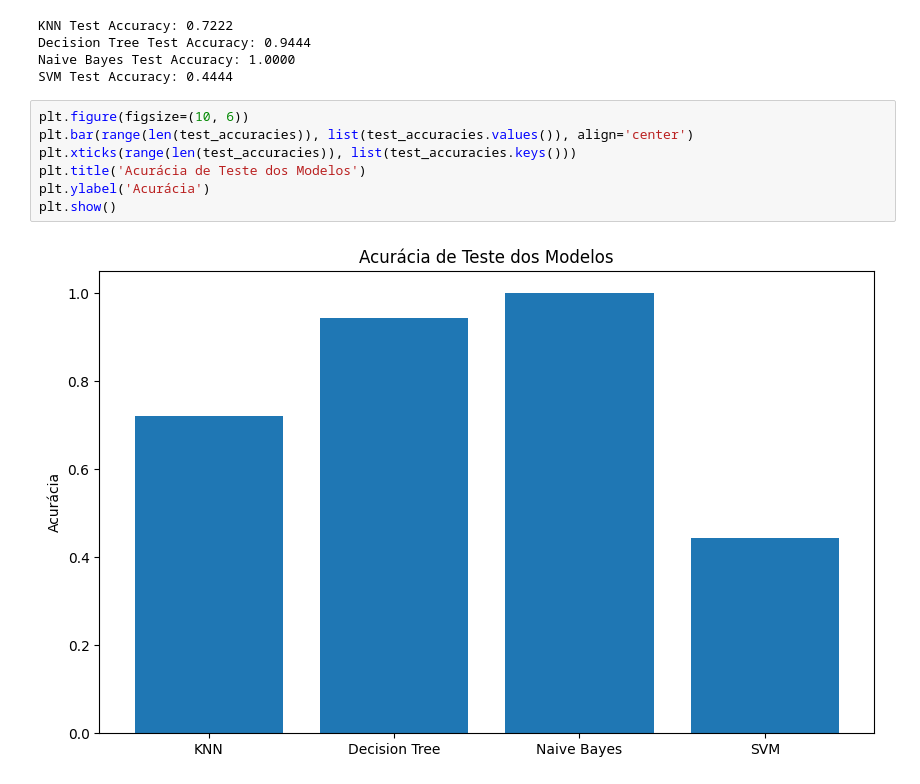
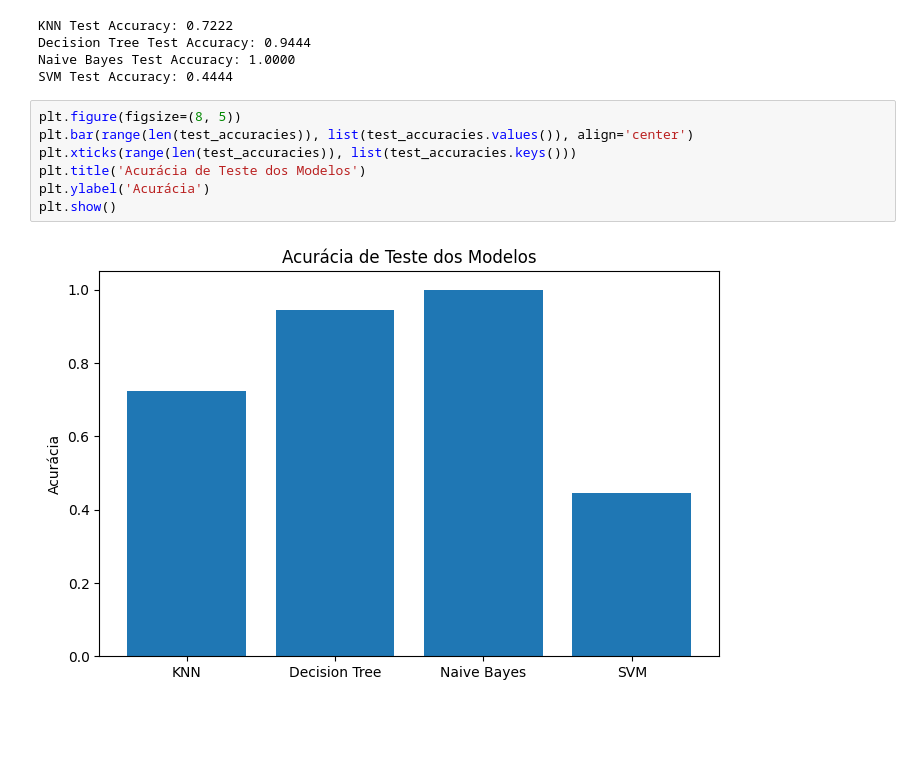
Before and after one commit to CarolBw/Mundo_Machine_Learn, a Jupyter notebook: Dataset_Wine.ipynb, the cells around one changed output. Saved outputs shown, nothing was run; the diff lists cells and outputs as text; blank space fills up the shorter version.

```diff
--- a/Dataset_Wine.ipynb
+++ b/Dataset_Wine.ipynb
@@ -74,11 +74,11 @@ Decision Tree Test Accuracy: 0.9444
 Naive Bayes Test Accuracy: 1.0000
 SVM Test Accuracy: 0.4444
 # %%
-plt.figure(figsize=(10, 6))
+plt.figure(figsize=(8, 5))
 plt.bar(range(len(test_accuracies)), list(test_accuracies.values()), align='center')
 plt.xticks(range(len(test_accuracies)), list(test_accuracies.keys()))
 plt.title('Acurácia de Teste dos Modelos')
 plt.ylabel('Acurácia')
 plt.show()
 # %% [output]
-[figure, old version]
+[figure, new version]
```
Also changed, not shown: parts of 1 cell of this notebook.
